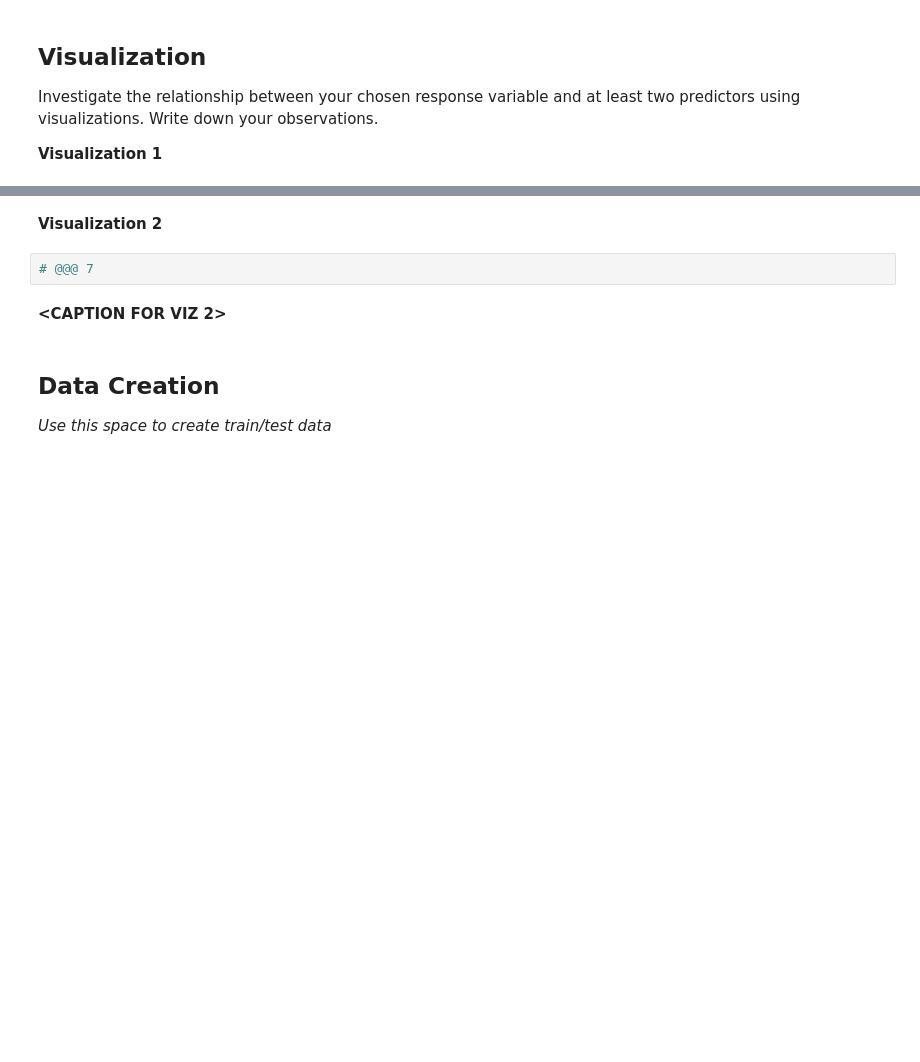
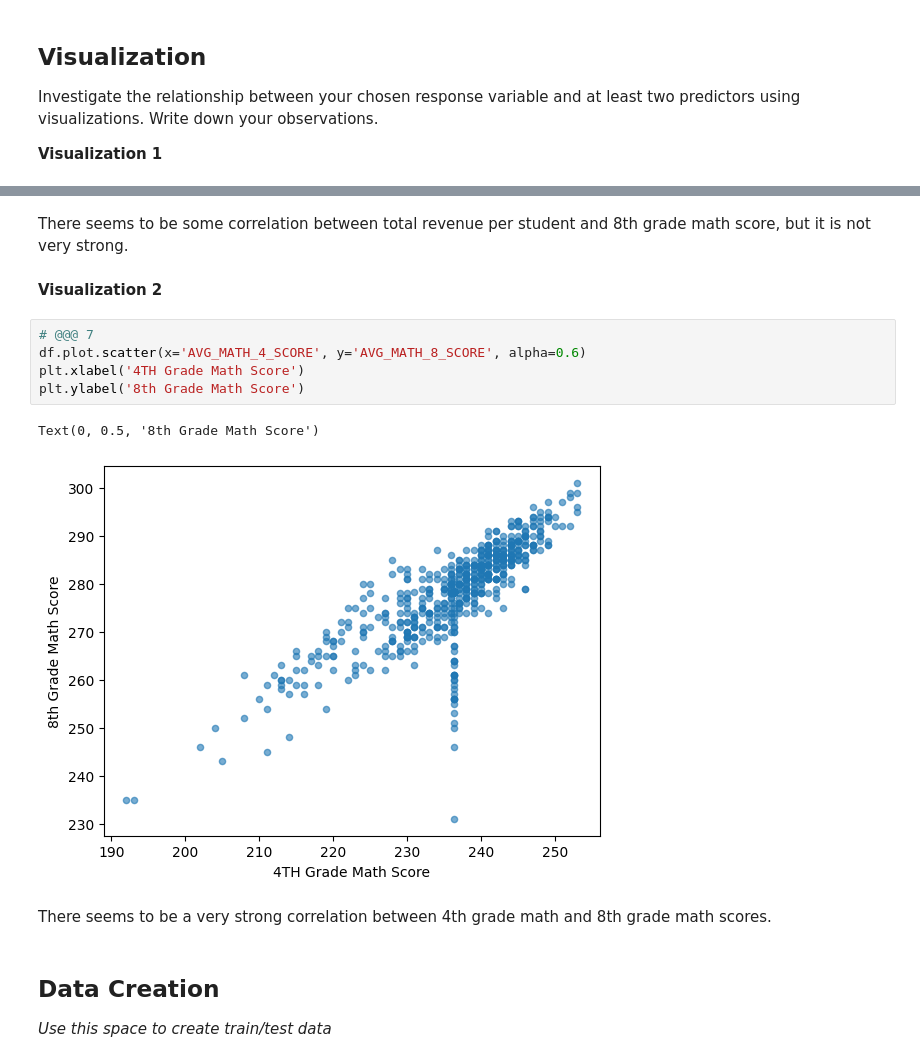
Before and after one commit to kirilzamulin/MDST-Onboarding, a Jupyter notebook: tutorial1/checkpoint1.ipynb, the cells around one changed output, grey strips where cells are left out. Saved outputs shown, nothing was run; the diff lists cells and outputs as text; blank space fills up the shorter version.

```diff
--- a/tutorial1/checkpoint1.ipynb
+++ b/tutorial1/checkpoint1.ipynb
@@ -154,9 +172,17 @@ Investigate the relationship between your chosen response variable and at least
+# %% [markdown]
+There seems to be some correlation between total revenue per student and 8th grade math score, but it is not very strong.
 # %% [markdown]
 **Visualization 2**
-# %%
-# @@@ 7
-# %% [markdown]
-**<CAPTION FOR VIZ 2>**
+# %%
+# @@@ 7
+df.plot.scatter(x='AVG_MATH_4_SCORE', y='AVG_MATH_8_SCORE', alpha=0.6)
+plt.xlabel('4TH Grade Math Score')
+plt.ylabel('8th Grade Math Score')
+# %% [output]
+Text(0, 0.5, '8th Grade Math Score')
+[figure, added]
+# %% [markdown]
+There seems to be a very strong correlation between 4th grade math and 8th grade math scores.
 # %% [markdown]
 <h2> Data Creation </h2>
 
```
Also changed, not shown: parts of 19 cells of this notebook, 2 other files.
